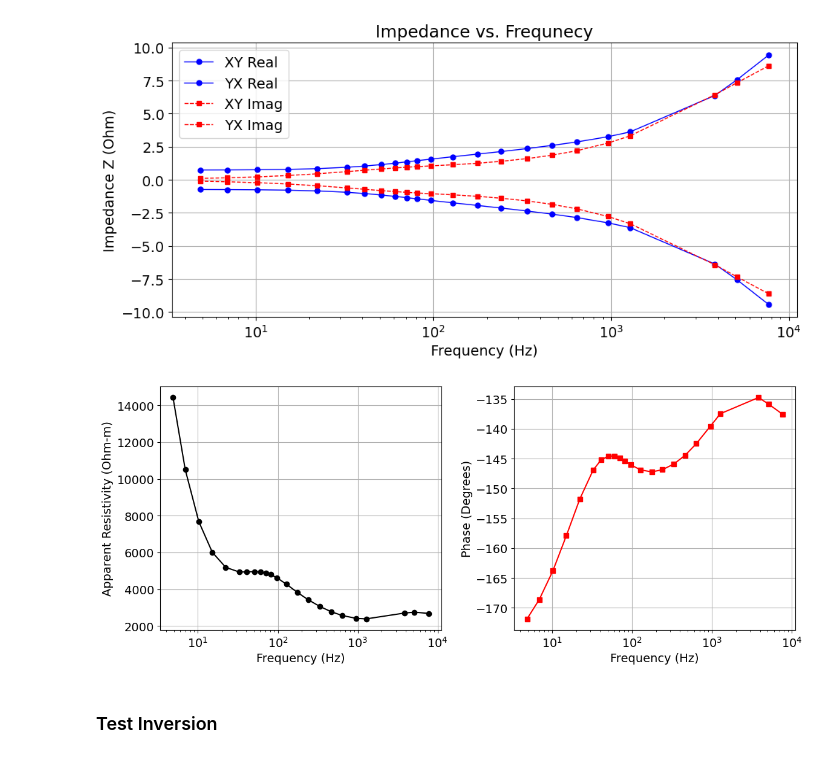
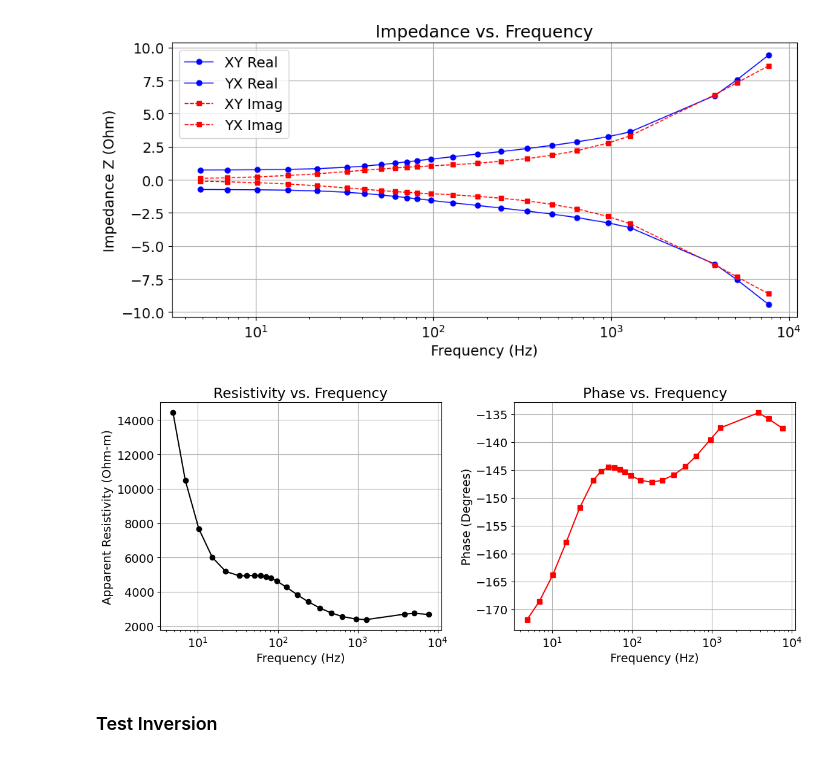
Before and after one commit to e-hdz130504/EOSC454-Inversion-Project-2026, a Jupyter notebook: Forward_and_TestInversion.ipynb, the cells around one changed output. Cells and saved outputs as stored; diff of their text form; code cells hidden in the pictures.

Commit message:
Changes to plot labels

```diff
--- a/Forward_and_TestInversion.ipynb
+++ b/Forward_and_TestInversion.ipynb
@@ -234,21 +234,23 @@ phase = np.rad2deg(np.arctan2( np.imag(Zxy),np.real(Zxy)))
 # %%
 fig, ax = plt.subplots(1, 2, figsize=(12,5))
 
 #Plotting Apparent Resisitivty
 ax[0].semilogx(frequencies, apparent_rho, 'k-o')
 ax[0].set_xlabel("Frequency (Hz)")
 ax[0].set_ylabel("Apparent Resistivity (Ohm-m)")
+ax[0].set_title('Resistivity vs. Frequency')
 ax[0].grid()
 
 # Plotting Phase
 ax[1].semilogx(frequencies, phase, 'r-s')
 ax[1].set_xlabel("Frequency (Hz)")
 ax[1].set_ylabel("Phase (Degrees)")
+ax[1].set_title('Phase vs. Frequency')
 ax[1].grid()
 
 plt.tight_layout()
 # %% [output]
-[figure, old version]
+[figure, new version]
 # %% [markdown]
 ### Test Inversion
 # %% [markdown]
```
Also changed, not shown: parts of 3 cells of this notebook.
